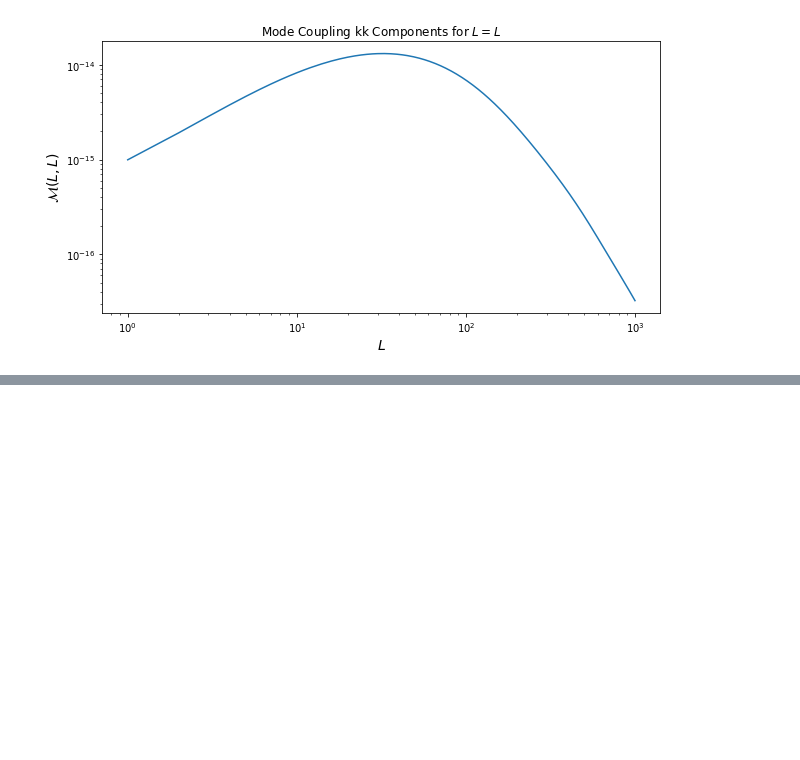
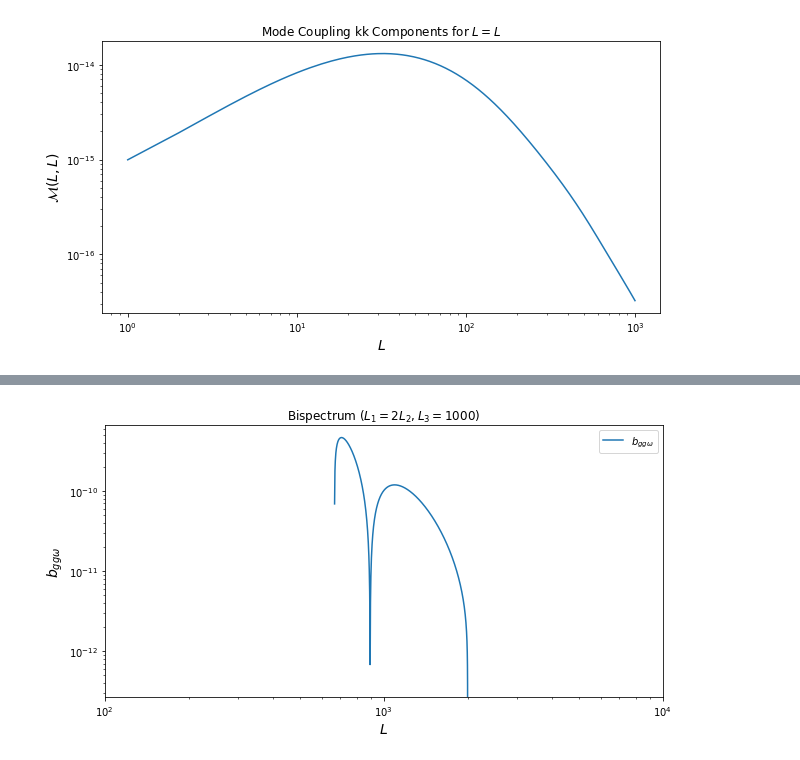
Before and after one commit to mfrobertson/omegaQE, a Jupyter notebook: kkomega/LSS.ipynb, the cells around one changed output, grey strips where cells are left out. Saved outputs shown, nothing was run; the diff lists cells and outputs as text; code cells hidden in the pictures; blank space fills up the shorter version.

```diff
--- a/kkomega/LSS.ipynb
+++ b/kkomega/LSS.ipynb
@@ -165,0 +167,19 @@ plt.show()
+# %%
+from bispectra import Bispectra
+bi = Bispectra()
+# %%
+ells1 = np.arange(2, 10001)
+ells2 = ells1/2
+ells3 = 1000
+bi_ggw = bi.get_gal_rotation_bispectrum(ells1, ells2, ells3, M_spline=True)
+# %%
+plt.figure()
+plt.loglog(ells1, np.abs(bi_ggw), label="$b_{gg\omega}$")
+plt.title("Bispectrum ($L_1=2L_2, L_3=1000$)")
+plt.xlabel("$L$", fontsize=14)
+plt.ylabel("$b_{gg\omega}$", fontsize=14)
+plt.xlim(1e2, 1e4)
+plt.legend()
+plt.show()
+# %% [output]
+[figure, added]
```
Also changed, not shown: parts of 17 cells of this notebook, 1 other file.
